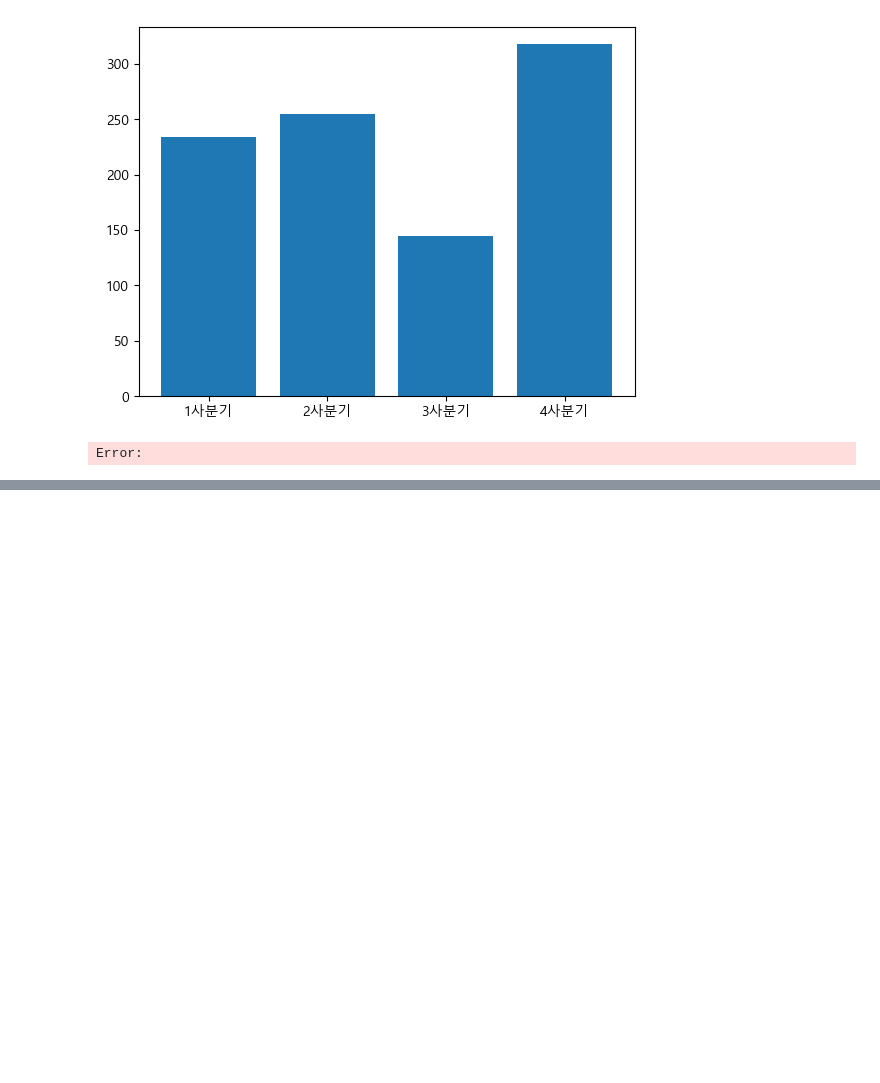
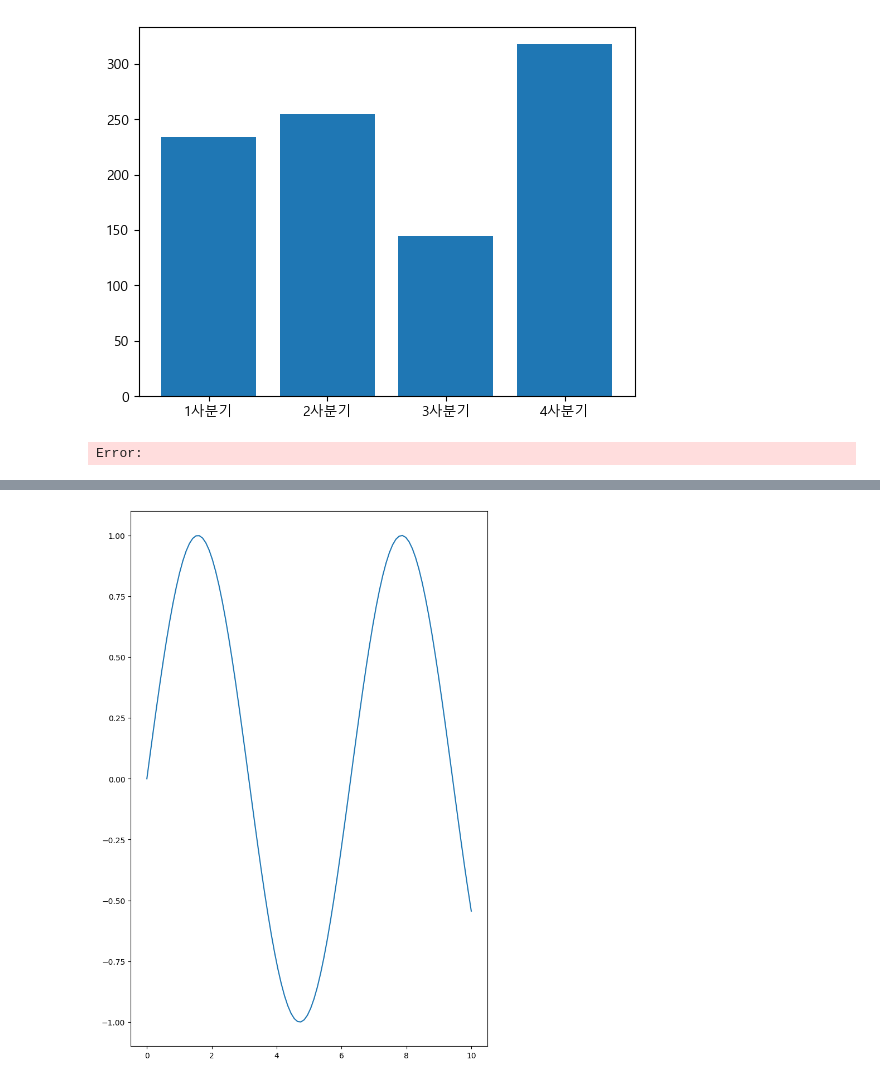
Before and after one commit to k-yena/math, a Jupyter notebook: 시각화기초.ipynb, the cells around one changed output, grey strips where cells are left out. Cells and saved outputs as stored; diff of their text form; code cells hidden in the pictures; blank space fills up the shorter version.

```diff
--- a/시각화기초.ipynb
+++ b/시각화기초.ipynb
@@ -36,0 +65,11 @@ Error:
+# %%
+x= np.linspace(0,10,100)
+y = np.sin(x)
+z = np.cos(x)
+fig0 = plt.figure()
+axes0 = fig0.add_axes([0,0,1,2])   # 축 값을 조정
+axes0.plot(x,y)
+
+plt.show()
+# %% [output]
+[figure, added]
```
Also changed, not shown: parts of 6 cells of this notebook, 2 other files.
